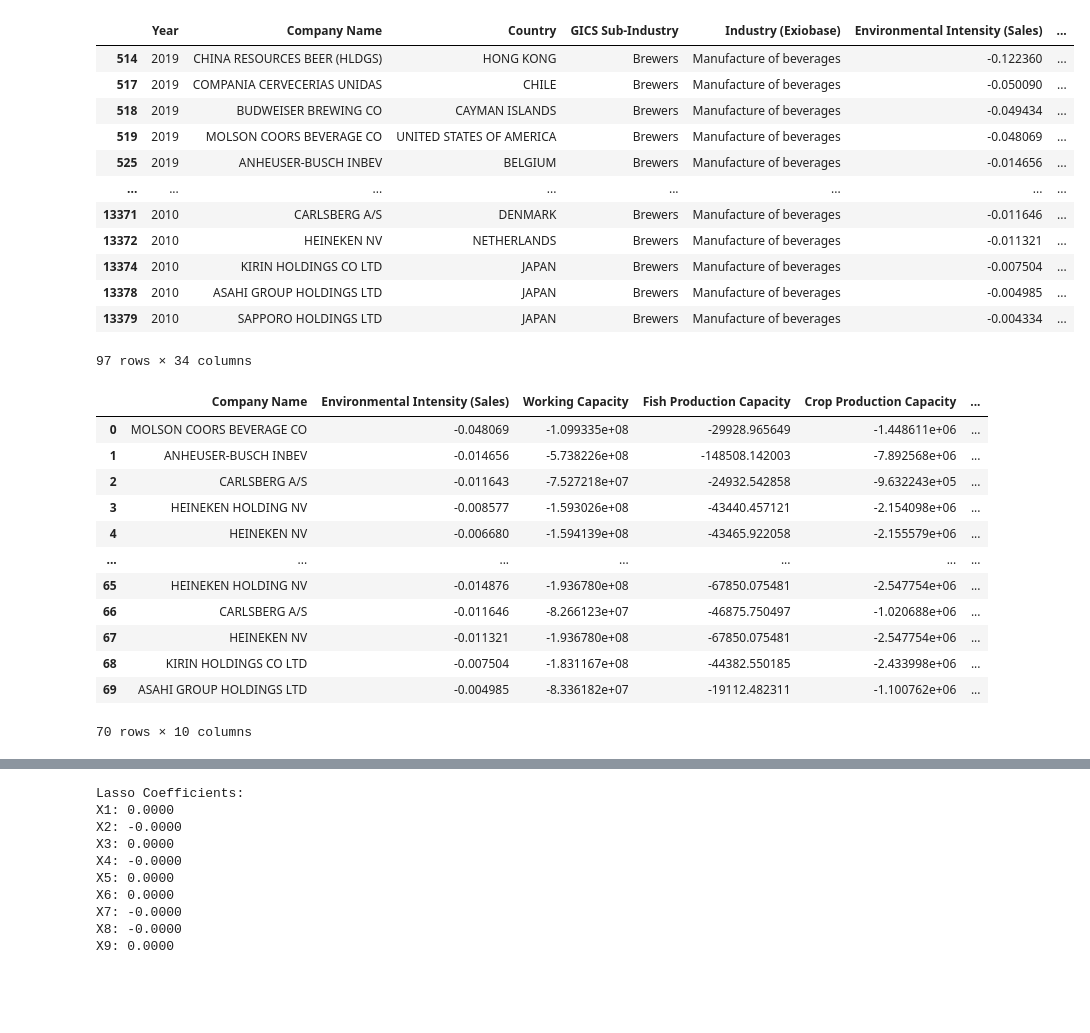
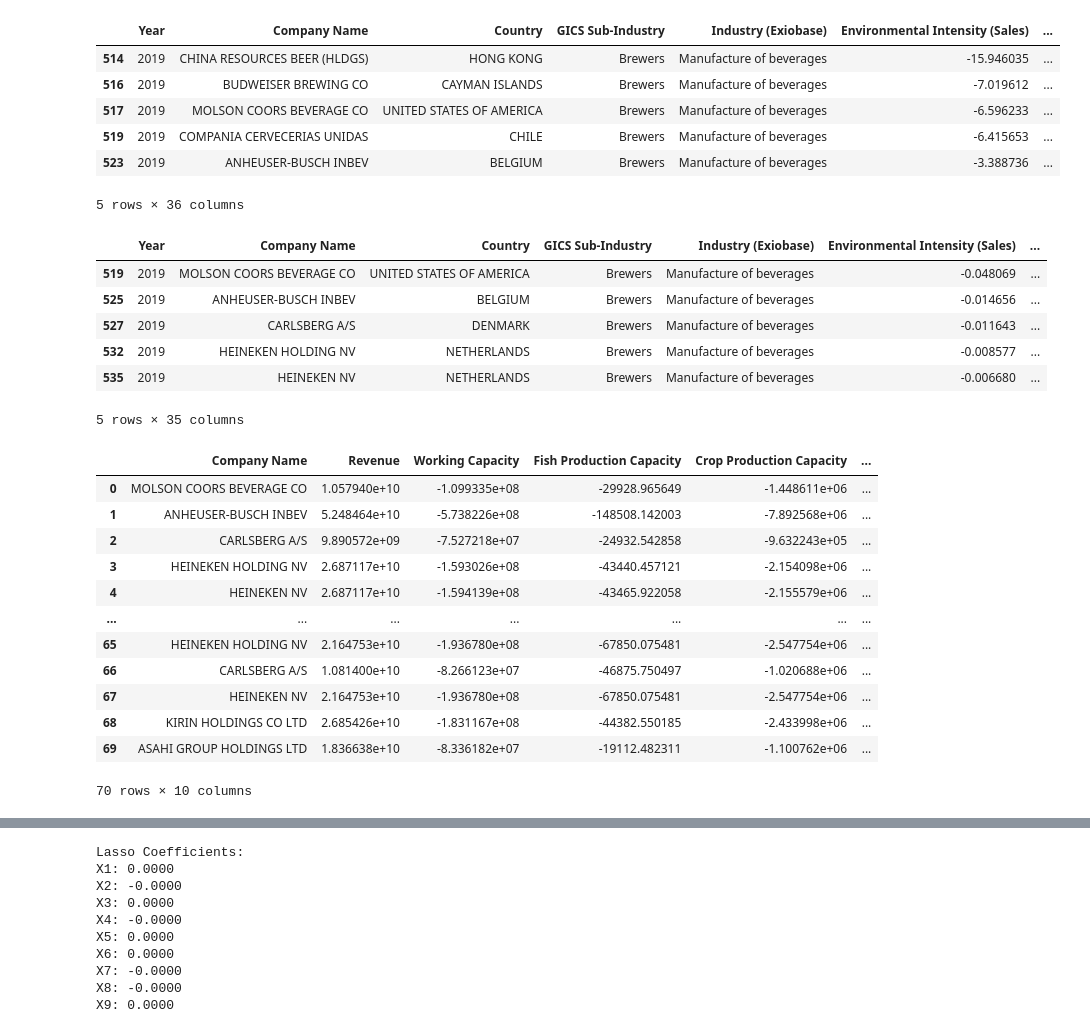
Before and after one commit to yummypugs/SPM-Project-Harvard, a Jupyter notebook: Models/SDG_UN_lasso.ipynb, the cells around one changed output, grey strips where cells are left out. Cells and saved outputs as stored; diff of their text form; code cells hidden in the pictures; blank space fills up the shorter version.

```diff
--- a/Models/SDG_UN_lasso.ipynb
+++ b/Models/SDG_UN_lasso.ipynb
@@ -17,6 +17,10 @@ from sklearn.linear_model import Lasso
 # %%
 #df = pd.read_excel("IWA.xlsx", sheet_name='Final Raw Sample(3%)')
 df = pd.read_excel("IWA.xlsx", sheet_name='Final Raw Sample(0%)')
+df["Revenue"] = df["Total Environmental Cost"]/df["Environmental Intensity (Sales)"]
+df["Operating Income"] = df["Total Environmental Cost"]/df["Environmental Intensity (Op Inc)"]
+df["Environmental Intensity (Op Inc)"] = df["Environmental Intensity (Op Inc)"]*100
+df["Environmental Intensity (Sales)"] = df["Environmental Intensity (Sales)"]*100
 df.head()
 # %% [output]
 |  | Year | Company Name | Country | GICS Sub-Industry | Industry (Exiobase) | Environmental Intensity (Sales) | ... |
@@ -29,19 +47,13 @@ df.head()
 # %%
-GICS_df = df[df['GICS Sub-Industry'] == 'Brewers']
-GICS_df
+df_GICSBrew = df[df['GICS Sub-Industry'] == 'Brewers']
+df_GICSBrew.head()
 # %% [output]
 |  | Year | Company Name | Country | GICS Sub-Industry | Industry (Exiobase) | Environmental Intensity (Sales) | ... |
-| 514 | 2019 | CHINA RESOURCES BEER (HLDGS) | HONG KONG | Brewers | Manufacture of beverages | -0.122360 | ... |
-| 517 | 2019 | COMPANIA CERVECERIAS UNIDAS | CHILE | Brewers | Manufacture of beverages | -0.050090 | ... |
-| 518 | 2019 | BUDWEISER BREWING CO | CAYMAN ISLANDS | Brewers | Manufacture of beverages | -0.049434 | ... |
-| 519 | 2019 | MOLSON COORS BEVERAGE CO | UNITED STATES OF AMERICA | Brewers | Manufacture of beverages | -0.048069 | ... |
-| 525 | 2019 | ANHEUSER-BUSCH INBEV | BELGIUM | Brewers | Manufacture of beverages | -0.014656 | ... |
-| ... | ... | ... | ... | ... | ... | ... | ... |
-| 13371 | 2010 | CARLSBERG A/S | DENMARK | Brewers | Manufacture of beverages | -0.011646 | ... |
-| 13372 | 2010 | HEINEKEN NV | NETHERLANDS | Brewers | Manufacture of beverages | -0.011321 | ... |
-| 13374 | 2010 | KIRIN HOLDINGS CO LTD | JAPAN | Brewers | Manufacture of beverages | -0.007504 | ... |
-| 13378 | 2010 | ASAHI GROUP HOLDINGS LTD | JAPAN | Brewers | Manufacture of beverages | -0.004985 | ... |
-| 13379 | 2010 | SAPPORO HOLDINGS LTD | JAPAN | Brewers | Manufacture of beverages | -0.004334 | ... |
+| 514 | 2019 | CHINA RESOURCES BEER (HLDGS) | HONG KONG | Brewers | Manufacture of beverages | -15.946035 | ... |
+| 516 | 2019 | BUDWEISER BREWING CO | CAYMAN ISLANDS | Brewers | Manufacture of beverages | -7.019612 | ... |
+| 517 | 2019 | MOLSON COORS BEVERAGE CO | UNITED STATES OF AMERICA | Brewers | Manufacture of beverages | -6.596233 | ... |
+| 519 | 2019 | COMPANIA CERVECERIAS UNIDAS | CHILE | Brewers | Manufacture of beverages | -6.415653 | ... |
+| 523 | 2019 | ANHEUSER-BUSCH INBEV | BELGIUM | Brewers | Manufacture of beverages | -3.388736 | ... |
-97 rows × 34 columns
+5 rows × 36 columns
 # %%
 # Group the data by "Company Name" and count unique years for each group
@@ -55,22 +67,34 @@ filtered_df = GICS_df[GICS_df["Company Name"].isin(filtered_companies)]
+# %%
+filtered_with_rev = df_GICSBrewFiltered.copy()
+filtered_with_rev["Revenue"] = filtered_with_rev["Total Environmental Cost"]/filtered_with_rev["Environmental Intensity (Sales)"]
+filtered_with_rev.head()
+# %% [output]
+|  | Year | Company Name | Country | GICS Sub-Industry | Industry (Exiobase) | Environmental Intensity (Sales) | ... |
+| 519 | 2019 | MOLSON COORS BEVERAGE CO | UNITED STATES OF AMERICA | Brewers | Manufacture of beverages | -0.048069 | ... |
+| 525 | 2019 | ANHEUSER-BUSCH INBEV | BELGIUM | Brewers | Manufacture of beverages | -0.014656 | ... |
+| 527 | 2019 | CARLSBERG A/S | DENMARK | Brewers | Manufacture of beverages | -0.011643 | ... |
+| 532 | 2019 | HEINEKEN HOLDING NV | NETHERLANDS | Brewers | Manufacture of beverages | -0.008577 | ... |
+| 535 | 2019 | HEINEKEN NV | NETHERLANDS | Brewers | Manufacture of beverages | -0.006680 | ... |
+5 rows × 35 columns
 # %%
-new_df = filtered_df[["Company Name","Environmental Intensity (Sales)",
+with_rev_un = filtered_with_rev[["Company Name","Revenue",
                       "Working Capacity", "Fish Production Capacity", "Crop Production Capacity",
                       "Meat Production Capacity", "Biodiversity", "Abiotic Resources",
                       "Water production capacity (Drinking water & Irrigation Water)", "Wood Production Capacity"]]
-new_df = new_df.reset_index()
-new_df = new_df.drop("index", axis=1)
-new_df
+with_rev_un = with_rev_un.reset_index()
+with_rev_un = with_rev_un.drop("index", axis=1)
+with_rev_un
 # %% [output]
-|  | Company Name | Environmental Intensity (Sales) | Working Capacity | Fish Production Capacity | Crop Production Capacity | ... |
-| 0 | MOLSON COORS BEVERAGE CO | -0.048069 | -1.099335e+08 | -29928.965649 | -1.448611e+06 | ... |
-| 1 | ANHEUSER-BUSCH INBEV | -0.014656 | -5.738226e+08 | -148508.142003 | -7.892568e+06 | ... |
-| 2 | CARLSBERG A/S | -0.011643 | -7.527218e+07 | -24932.542858 | -9.632243e+05 | ... |
-| 3 | HEINEKEN HOLDING NV | -0.008577 | -1.593026e+08 | -43440.457121 | -2.154098e+06 | ... |
-| 4 | HEINEKEN NV | -0.006680 | -1.594139e+08 | -43465.922058 | -2.155579e+06 | ... |
+|  | Company Name | Revenue | Working Capacity | Fish Production Capacity | Crop Production Capacity | ... |
+| 0 | MOLSON COORS BEVERAGE CO | 1.057940e+10 | -1.099335e+08 | -29928.965649 | -1.448611e+06 | ... |
+| 1 | ANHEUSER-BUSCH INBEV | 5.248464e+10 | -5.738226e+08 | -148508.142003 | -7.892568e+06 | ... |
+| 2 | CARLSBERG A/S | 9.890572e+09 | -7.527218e+07 | -24932.542858 | -9.632243e+05 | ... |
+| 3 | HEINEKEN HOLDING NV | 2.687117e+10 | -1.593026e+08 | -43440.457121 | -2.154098e+06 | ... |
+| 4 | HEINEKEN NV | 2.687117e+10 | -1.594139e+08 | -43465.922058 | -2.155579e+06 | ... |
 | ... | ... | ... | ... | ... | ... | ... |
-| 65 | HEINEKEN HOLDING NV | -0.014876 | -1.936780e+08 | -67850.075481 | -2.547754e+06 | ... |
-| 66 | CARLSBERG A/S | -0.011646 | -8.266123e+07 | -46875.750497 | -1.020688e+06 | ... |
-| 67 | HEINEKEN NV | -0.011321 | -1.936780e+08 | -67850.075481 | -2.547754e+06 | ... |
-| 68 | KIRIN HOLDINGS CO LTD | -0.007504 | -1.831167e+08 | -44382.550185 | -2.433998e+06 | ... |
-| 69 | ASAHI GROUP HOLDINGS LTD | -0.004985 | -8.336182e+07 | -19112.482311 | -1.100762e+06 | ... |
+| 65 | HEINEKEN HOLDING NV | 2.164753e+10 | -1.936780e+08 | -67850.075481 | -2.547754e+06 | ... |
+| 66 | CARLSBERG A/S | 1.081400e+10 | -8.266123e+07 | -46875.750497 | -1.020688e+06 | ... |
+| 67 | HEINEKEN NV | 2.164753e+10 | -1.936780e+08 | -67850.075481 | -2.547754e+06 | ... |
+| 68 | KIRIN HOLDINGS CO LTD | 2.685426e+10 | -1.831167e+08 | -44382.550185 | -2.433998e+06 | ... |
+| 69 | ASAHI GROUP HOLDINGS LTD | 1.836638e+10 | -8.336182e+07 | -19112.482311 | -1.100762e+06 | ... |
 70 rows × 10 columns
```
Also changed, not shown: parts of 11 cells of this notebook.
